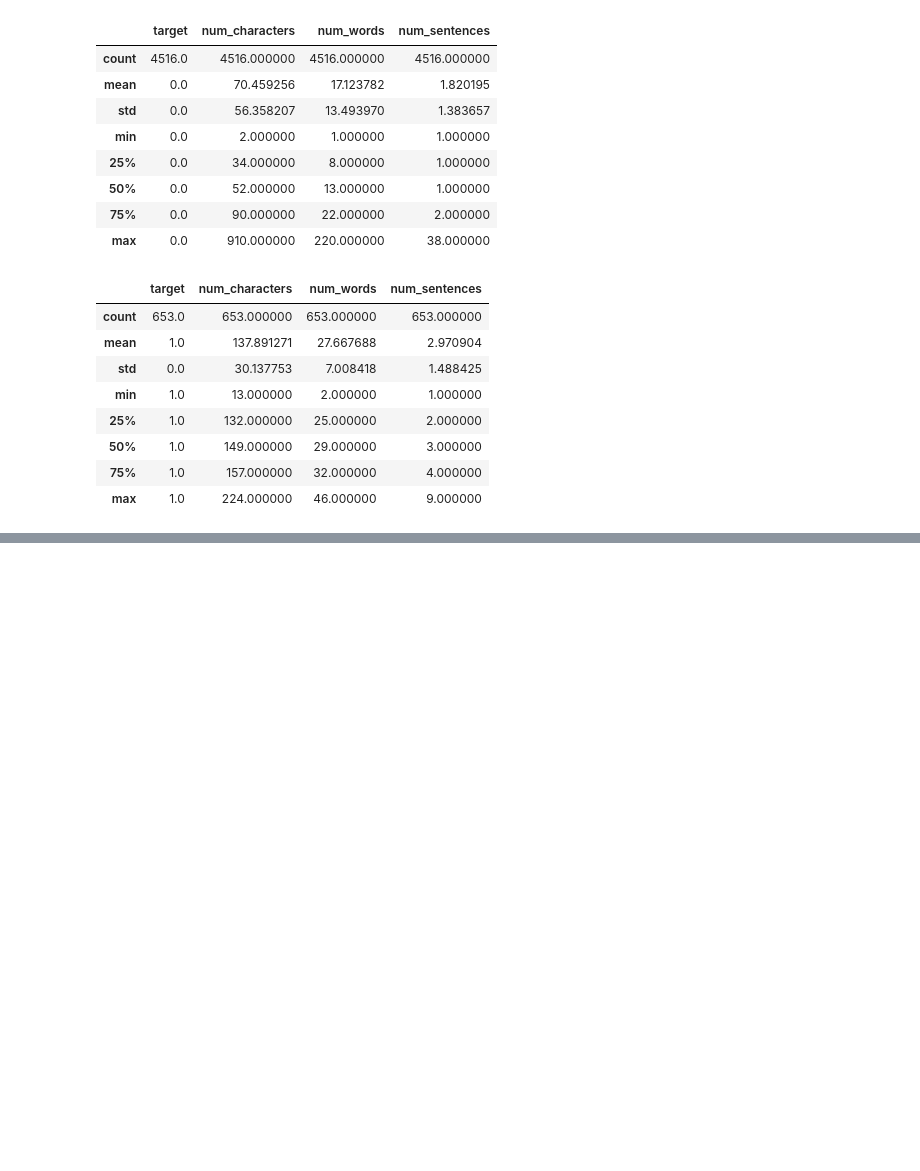
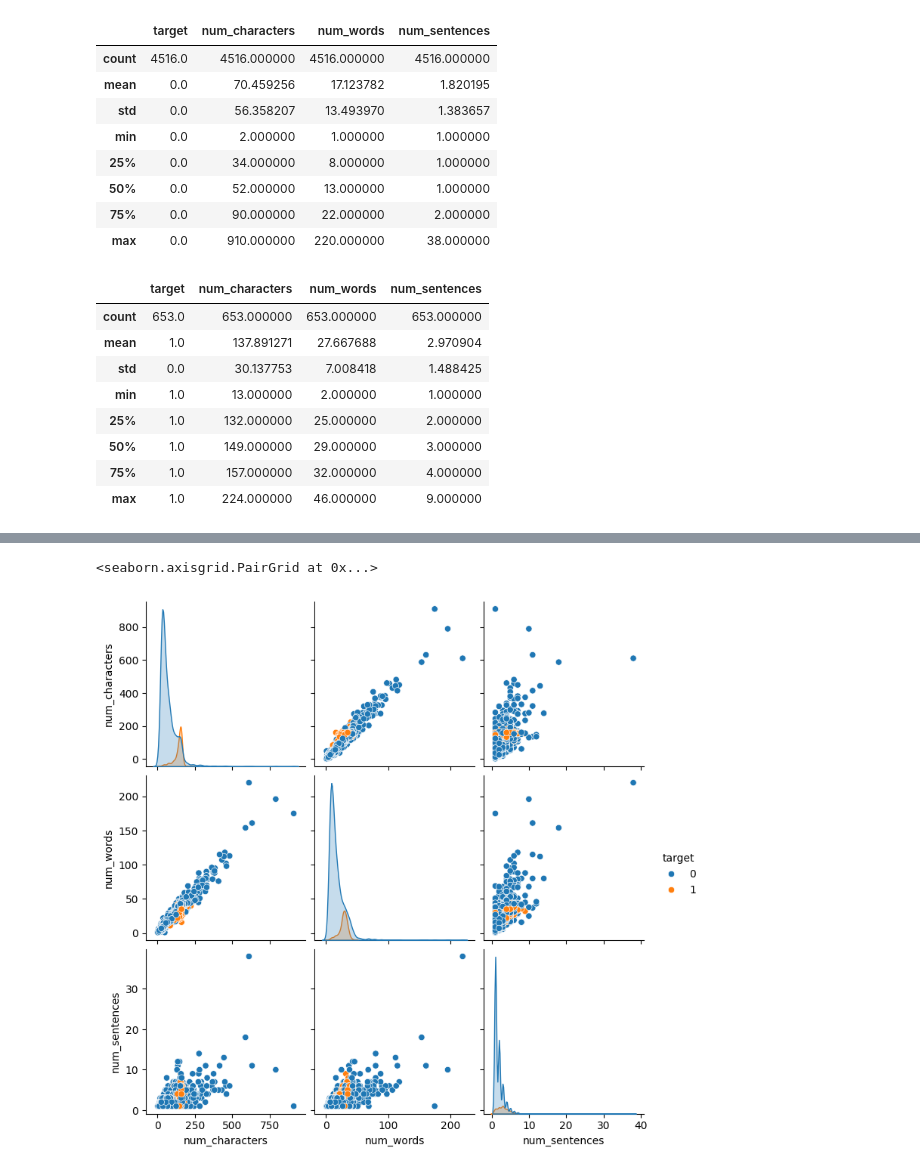
Before and after one commit to itzuditsharma/Sentiment-Analysis-Alexa, a Jupyter notebook: Email_Spam_Classification/process.ipynb, the cells around one changed output, grey strips where cells are left out. Cells and saved outputs as stored; diff of their text form; code cells hidden in the pictures; blank space fills up the shorter version.

```diff
--- a/Email_Spam_Classification/process.ipynb
+++ b/Email_Spam_Classification/process.ipynb
@@ -241,0 +256,5 @@ import seaborn as sns
+# %%
+sns.pairplot(df, hue = 'target')
+# %% [output]
+<seaborn.axisgrid.PairGrid at 0x...>
+[figure, added]
```
Also changed, not shown: parts of 3 cells of this notebook.
